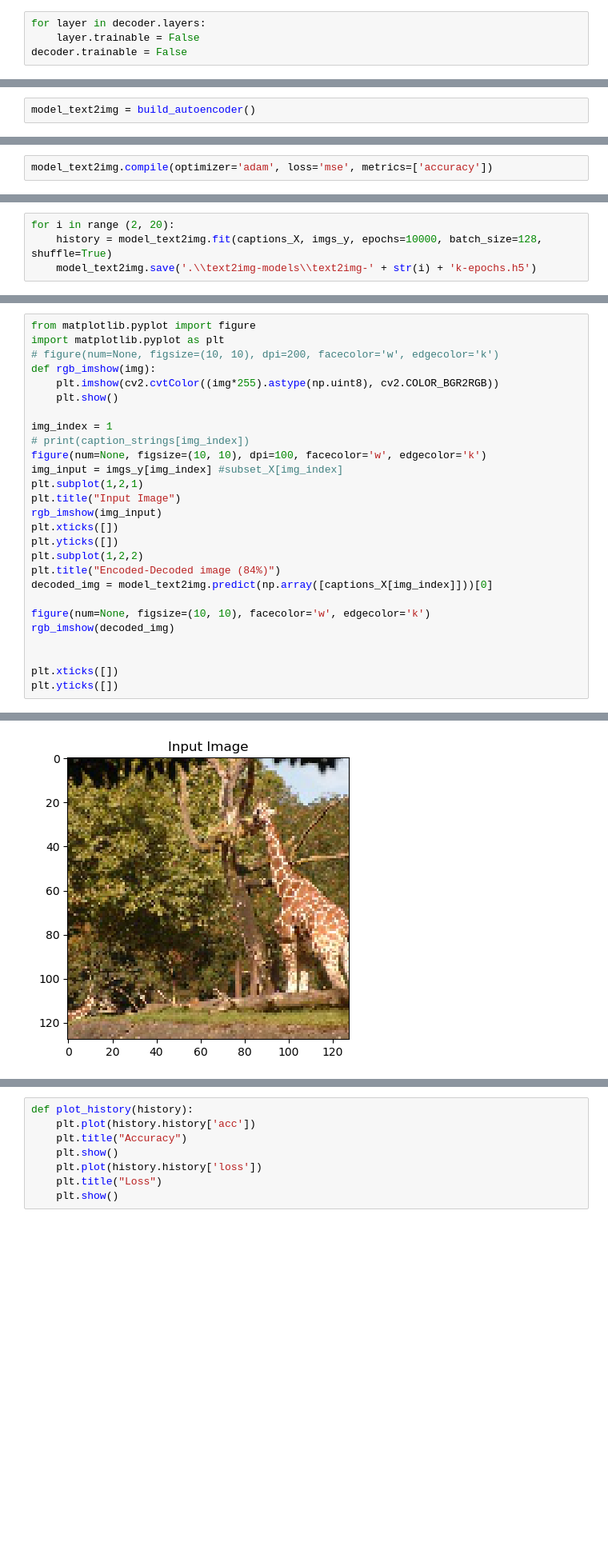
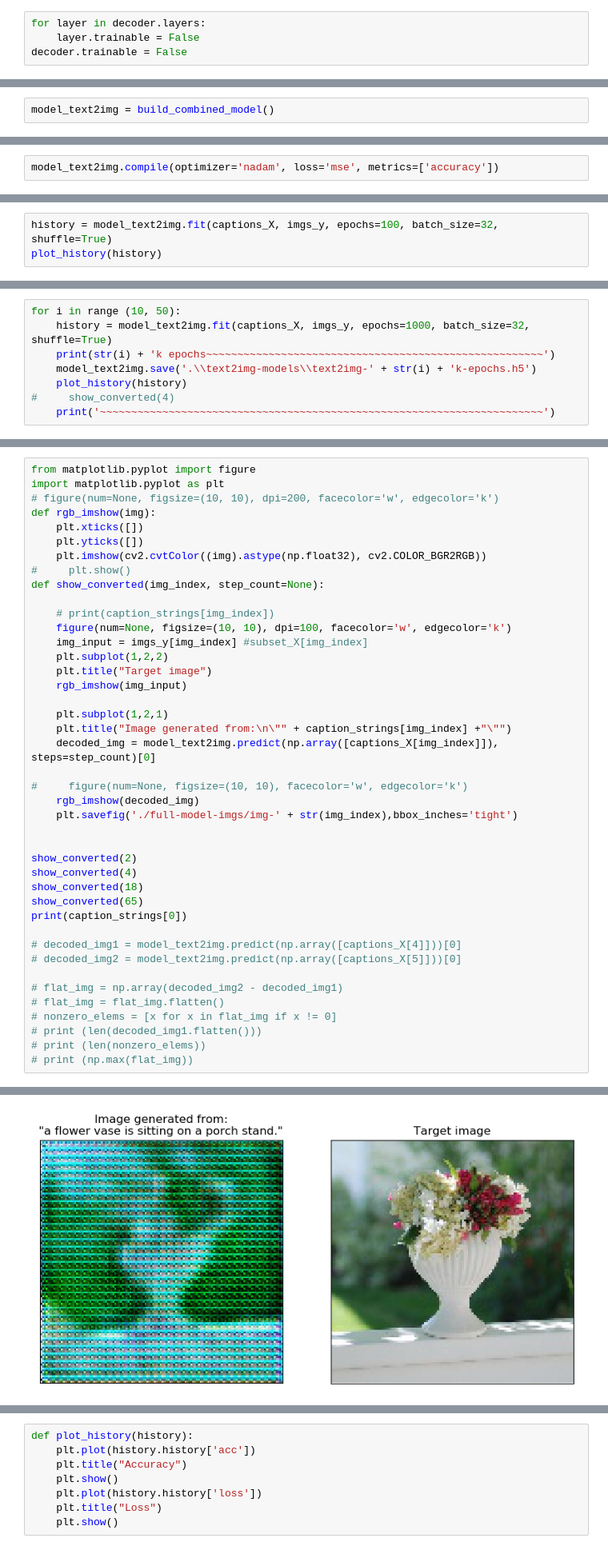
Before and after one commit to joasepul/caption-to-image-synthesis, a Jupyter notebook: text-to-image.ipynb, the cells around one changed output, grey strips where cells are left out. Shown: that part at 80% size. Cells and saved outputs as stored; diff of their text form; blank space fills up the shorter version.

Commit message:
Updated text embedding model

```diff
--- a/text-to-image.ipynb
+++ b/text-to-image.ipynb
@@ -194,6 +185,6 @@ def build_autoencoder():
     autoencoder = Model(input_caption, decoded_img, name="text2img")
     return autoencoder
 # %%
-model_text2img = build_autoencoder()
+model_text2img = build_combined_model()
 # %%
 model_text2img.summary()
@@ -200,2 +205,2 @@ model_text2img.summary()
 # %%
-model_text2img.compile(optimizer='adam', loss='mse', metrics=['accuracy'])
+model_text2img.compile(optimizer='nadam', loss='mse', metrics=['accuracy'])
@@ -204,0 +207,3 @@ ty = imgs_y[:100]
+# %%
+history = model_text2img.fit(captions_X, imgs_y, epochs=100, batch_size=32, shuffle=True)
+plot_history(history)
@@ -205,4 +230,8 @@ ty = imgs_y[:100]
 # %%
-for i in range (2, 20):
-    history = model_text2img.fit(captions_X, imgs_y, epochs=10000, batch_size=128, shuffle=True)
+for i in range (10, 50):
+    history = model_text2img.fit(captions_X, imgs_y, epochs=1000, batch_size=32, shuffle=True)
+    print(str(i) + 'k epochs~~~~~~~~~~~~~~~~~~~~~~~~~~~~~~~~~~~~~~~~~~~~~~~~~~~~~~')
     model_text2img.save('.\\text2img-models\\text2img-' + str(i) + 'k-epochs.h5')
+    plot_history(history)
+#     show_converted(4)
+    print('~~~~~~~~~~~~~~~~~~~~~~~~~~~~~~~~~~~~~~~~~~~~~~~~~~~~~~~~~~~~~~~~~~~~~~~')
@@ -235,26 +257,41 @@ from matplotlib.pyplot import figure
 import matplotlib.pyplot as plt
 # figure(num=None, figsize=(10, 10), dpi=200, facecolor='w', edgecolor='k')
 def rgb_imshow(img):
-    plt.imshow(cv2.cvtColor((img*255).astype(np.uint8), cv2.COLOR_BGR2RGB))
-    plt.show()
+    plt.xticks([])
+    plt.yticks([])
+    plt.imshow(cv2.cvtColor((img).astype(np.float32), cv2.COLOR_BGR2RGB))
+#     plt.show()
+def show_converted(img_index, step_count=None):
 
-img_index = 1
-# print(caption_strings[img_index])
-figure(num=None, figsize=(10, 10), dpi=100, facecolor='w', edgecolor='k')
-img_input = imgs_y[img_index] #subset_X[img_index]
-plt.subplot(1,2,1)
-plt.title("Input Image")
-rgb_imshow(img_input)
-plt.xticks([])
-plt.yticks([])
-plt.subplot(1,2,2)
-plt.title("Encoded-Decoded image (84%)")
-decoded_img = model_text2img.predict(np.array([captions_X[img_index]]))[0]
+    # print(caption_strings[img_index])
+    figure(num=None, figsize=(10, 10), dpi=100, facecolor='w', edgecolor='k')
+    img_input = imgs_y[img_index] #subset_X[img_index]
+    plt.subplot(1,2,2)
+    plt.title("Target image")
+    rgb_imshow(img_input)
 
-figure(num=None, figsize=(10, 10), facecolor='w', edgecolor='k')
-rgb_imshow(decoded_img)
+    plt.subplot(1,2,1)
+    plt.title("Image generated from:\n\"" + caption_strings[img_index] +"\"")
+    decoded_img = model_text2img.predict(np.array([captions_X[img_index]]), steps=step_count)[0]
+
+#     figure(num=None, figsize=(10, 10), facecolor='w', edgecolor='k')
+    rgb_imshow(decoded_img)
+    plt.savefig('./full-model-imgs/img-' + str(img_index),bbox_inches='tight')
 
 
-plt.xticks([])
-plt.yticks([])
+show_converted(2)
+show_converted(4)
+show_converted(18)
+show_converted(65)
+print(caption_strings[0])
+
+# decoded_img1 = model_text2img.predict(np.array([captions_X[4]]))[0]
+# decoded_img2 = model_text2img.predict(np.array([captions_X[5]]))[0]
+
+# flat_img = np.array(decoded_img2 - decoded_img1)
+# flat_img = flat_img.flatten()
+# nonzero_elems = [x for x in flat_img if x != 0]
+# print (len(decoded_img1.flatten()))
+# print (len(nonzero_elems))
+# print (np.max(flat_img))
 # %% [output]
@@ -261 +299 @@ plt.yticks([])
-[figure, old version]
+[figure, new version]
```
Also changed, not shown: parts of 23 cells of this notebook.
